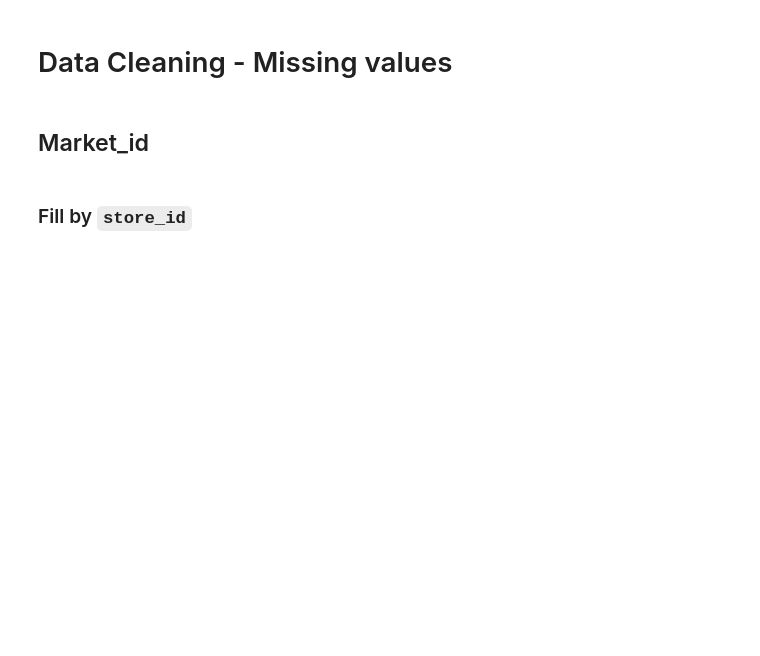
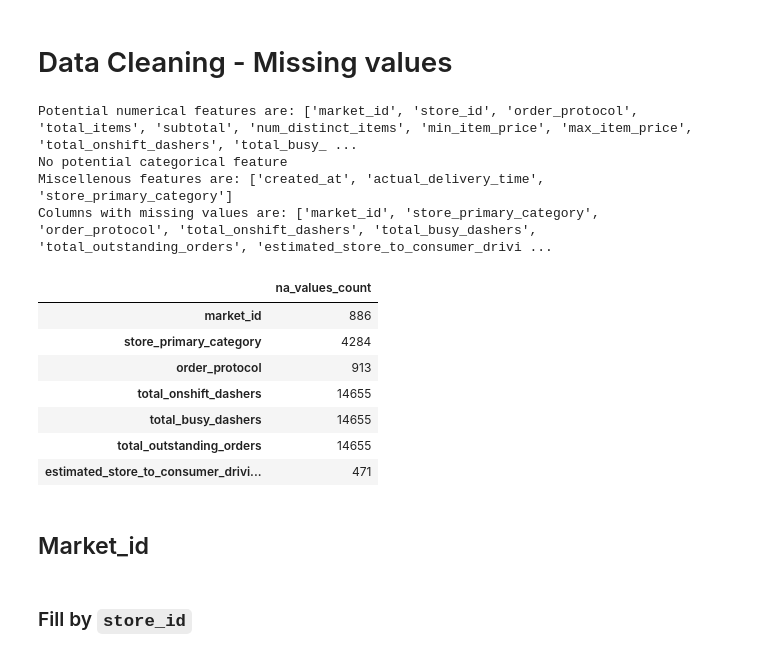
Before and after one commit to ReadingHui/doordash-delivery-prediction, a Jupyter notebook: doordash-missing-values.ipynb, the cells around one changed output. Cells and saved outputs as stored; diff of their text form; code cells hidden in the pictures; blank space fills up the shorter version.

```diff
--- a/EDA/doordash-missing-values.ipynb
+++ b/doordash-missing-values.ipynb
@@ -17,13 +34,13 @@ def printkdict(d: dict, k: int) -> None:
 # %% [markdown]
 # Loading data
 # %%
-def load_data(path):
+def load_data(path: str) -> pd.DataFrame:
     df = pd.read_csv(path, index_col=0)
     dtc = eda_util.ColumnTransformers.DatatimeConverter(columns=['created_at', 'actual_delivery_time'], format='%Y-%m-%d %H:%M:%S')
     df = dtc.fit_transform(df)
     return df
 # %%
-train_csv = load_data('../datasets/train.csv')
+train_csv = load_data('datasets/train.csv')
 train_csv.head()
 # %% [output]
 |  | market_id | created_at | actual_delivery_time | store_id | store_primary_category | order_protocol | ... |
@@ -34,6 +51,22 @@ train_csv.head()
 | 161617 | 1.0 | 2015-02-11 01:51:20 | 2015-02-11 03:07:53 | 400 | japanese | 1.0 | ... |
 # %% [markdown]
 # Data Cleaning - Missing values
+# %%
+train_info = eda_util.data_summary(train_csv)
+display(train_info['na_count'])
+# %% [output]
+Potential numerical features are: ['market_id', 'store_id', 'order_protocol', 'total_items', 'subtotal', 'num_distinct_items', 'min_item_price', 'max_item_price', 'total_onshift_dashers', 'total_busy_ ...
+No potential categorical feature
+Miscellenous features are: ['created_at', 'actual_delivery_time', 'store_primary_category']
+Columns with missing values are: ['market_id', 'store_primary_category', 'order_protocol', 'total_onshift_dashers', 'total_busy_dashers', 'total_outstanding_orders', 'estimated_store_to_consumer_drivi ...
+|  | na_values_count |
+| market_id | 886 |
+| store_primary_category | 4284 |
+| order_protocol | 913 |
+| total_onshift_dashers | 14655 |
+| total_busy_dashers | 14655 |
+| total_outstanding_orders | 14655 |
+| estimated_store_to_consumer_drivi... | 471 |
 # %% [markdown]
 ## Market_id
 # %% [markdown]
```
Also changed, not shown: parts of 11 cells of this notebook.
